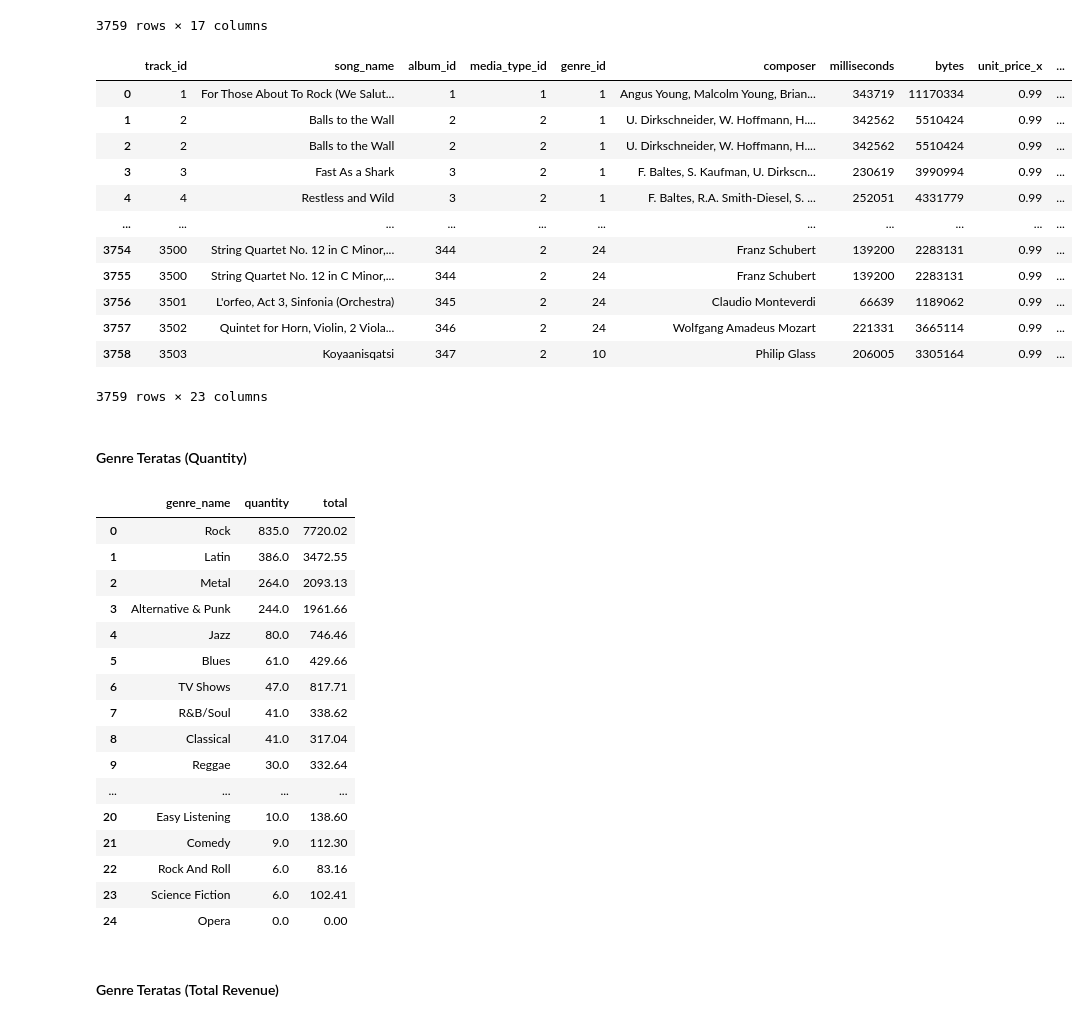
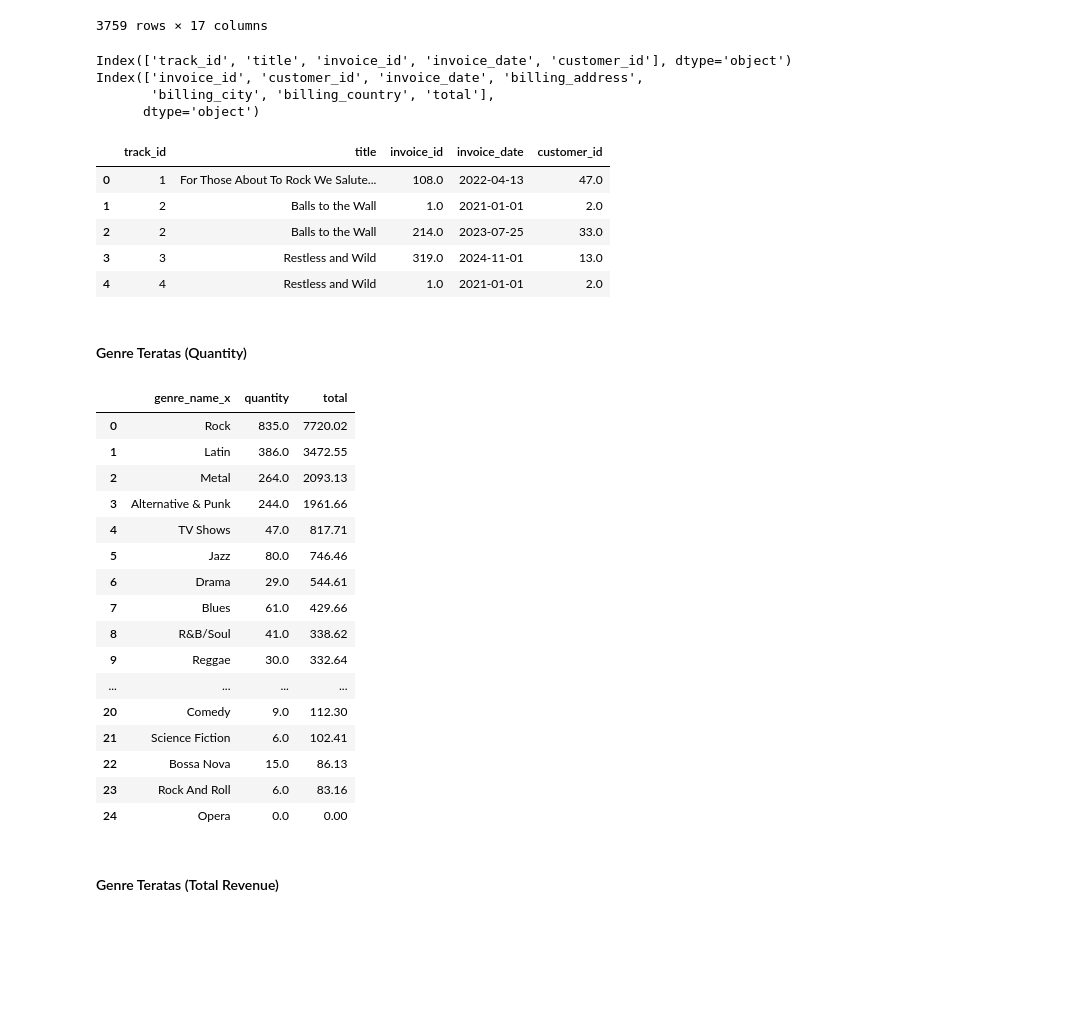
Before and after one commit to cciia/inkubasi-bedata, a Jupyter notebook: notebook.ipynb, the cells around one changed output. Drawn from its saved outputs; the diff is of its cells as text; code cells hidden in the pictures; blank space fills up the shorter version.

```diff
--- a/notebook.ipynb
+++ b/notebook.ipynb
@@ -1204,58 +1205,65 @@ track_popularity
 | 3757 | 3502 | Quintet for Horn, Violin, 2 Viola... | 346 | 2 | 24 | Wolfgang Amadeus Mozart | 221331 | 3665114 | 0.99 | ... |
 | 3758 | 3503 | Koyaanisqatsi | 347 | 2 | 10 | Philip Glass | 206005 | 3305164 | 0.99 | ... |
 3759 rows × 17 columns
+# %%
+print(track_popularity.columns)
+print(df_invoice.columns)
+# %% [output]
+Index(['track_id', 'title', 'invoice_id', 'invoice_date', 'customer_id'], dtype='object')
+Index(['invoice_id', 'customer_id', 'invoice_date', 'billing_address',
+       'billing_city', 'billing_country', 'total'],
+      dtype='object')
 # %%
 # QUEST 11
 # TODO : gabungkan data track_popularity dengan df_invoice untuk mendapatkan informasi invoice_date dan customer
 track_popularity = track_popularity.merge(
     # TODO lengkapi kode berikut
-
-
-
-
+    df_invoice,
+    how='left',
+    on='invoice_id'
 )
-track_popularity
+track_popularity = track_popularity[['track_id', 'title', 'invoice_id', 'invoice_date', "customer_id"]]
+track_popularity.head()
 # %% [output]
-|  | track_id | song_name | album_id | media_type_id | genre_id | composer | milliseconds | bytes | unit_price_x | ... |
-| 0 | 1 | For Those About To Rock (We Salut... | 1 | 1 | 1 | Angus Young, Malcolm Young, Brian... | 343719 | 11170334 | 0.99 | ... |
-| 1 | 2 | Balls to the Wall | 2 | 2 | 1 | U. Dirkschneider, W. Hoffmann, H.... | 342562 | 5510424 | 0.99 | ... |
-| 2 | 2 | Balls to the Wall | 2 | 2 | 1 | U. Dirkschneider, W. Hoffmann, H.... | 342562 | 5510424 | 0.99 | ... |
-| 3 | 3 | Fast As a Shark | 3 | 2 | 1 | F. Baltes, S. Kaufman, U. Dirkscn... | 230619 | 3990994 | 0.99 | ... |
-| 4 | 4 | Restless and Wild | 3 | 2 | 1 | F. Baltes, R.A. Smith-Diesel, S. ... | 252051 | 4331779 | 0.99 | ... |
-| ... | ... | ... | ... | ... | ... | ... | ... | ... | ... | ... |
-| 3754 | 3500 | String Quartet No. 12 in C Minor,... | 344 | 2 | 24 | Franz Schubert | 139200 | 2283131 | 0.99 | ... |
-| 3755 | 3500 | String Quartet No. 12 in C Minor,... | 344 | 2 | 24 | Franz Schubert | 139200 | 2283131 | 0.99 | ... |
-| 3756 | 3501 | L'orfeo, Act 3, Sinfonia (Orchestra) | 345 | 2 | 24 | Claudio Monteverdi | 66639 | 1189062 | 0.99 | ... |
-| 3757 | 3502 | Quintet for Horn, Violin, 2 Viola... | 346 | 2 | 24 | Wolfgang Amadeus Mozart | 221331 | 3665114 | 0.99 | ... |
-| 3758 | 3503 | Koyaanisqatsi | 347 | 2 | 10 | Philip Glass | 206005 | 3305164 | 0.99 | ... |
+|  | track_id | title | invoice_id | invoice_date | customer_id |
+| 0 | 1 | For Those About To Rock We Salute... | 108.0 | 2022-04-13 | 47.0 |
+| 1 | 2 | Balls to the Wall | 1.0 | 2021-01-01 | 2.0 |
+| 2 | 2 | Balls to the Wall | 214.0 | 2023-07-25 | 33.0 |
+| 3 | 3 | Restless and Wild | 319.0 | 2024-11-01 | 13.0 |
+| 4 | 4 | Restless and Wild | 1.0 | 2021-01-01 | 2.0 |
-3759 rows × 23 columns
 # %% [markdown]
 #### Genre Teratas (Quantity)
 # %%
 # QUEST 12
 # TODO : buat agregasi/pivot table untuk mengetahui genre apa yang paling banyak terjual (quantity) dan memberikan kontribusi terbesar terhadap total revenue (total)
-top_genre = track_popularity.groupby('genre_name')
-
-
-
+top_genre = (
+    track_popularity
+    .groupby('genre_name_x')
+    .agg({
+        'quantity': 'sum',
+        'total': 'sum'
+    })
+    .sort_values(by='total', ascending=False)
+    .reset_index()
+)
 top_genre
 # %% [output]
-|  | genre_name | quantity | total |
+|  | genre_name_x | quantity | total |
 | 0 | Rock | 835.0 | 7720.02 |
 | 1 | Latin | 386.0 | 3472.55 |
 | 2 | Metal | 264.0 | 2093.13 |
 | 3 | Alternative & Punk | 244.0 | 1961.66 |
-| 4 | Jazz | 80.0 | 746.46 |
-| 5 | Blues | 61.0 | 429.66 |
-| 6 | TV Shows | 47.0 | 817.71 |
-| 7 | R&B/Soul | 41.0 | 338.62 |
-| 8 | Classical | 41.0 | 317.04 |
+| 4 | TV Shows | 47.0 | 817.71 |
+| 5 | Jazz | 80.0 | 746.46 |
+| 6 | Drama | 29.0 | 544.61 |
+| 7 | Blues | 61.0 | 429.66 |
+| 8 | R&B/Soul | 41.0 | 338.62 |
 | 9 | Reggae | 30.0 | 332.64 |
 | ... | ... | ... | ... |
-| 20 | Easy Listening | 10.0 | 138.60 |
-| 21 | Comedy | 9.0 | 112.30 |
-| 22 | Rock And Roll | 6.0 | 83.16 |
-| 23 | Science Fiction | 6.0 | 102.41 |
+| 20 | Comedy | 9.0 | 112.30 |
+| 21 | Science Fiction | 6.0 | 102.41 |
+| 22 | Bossa Nova | 15.0 | 86.13 |
+| 23 | Rock And Roll | 6.0 | 83.16 |
 | 24 | Opera | 0.0 | 0.00 |
 # %% [markdown]
 #### Genre Teratas (Total Revenue)
```
Also changed, not shown: parts of 17 cells of this notebook.
